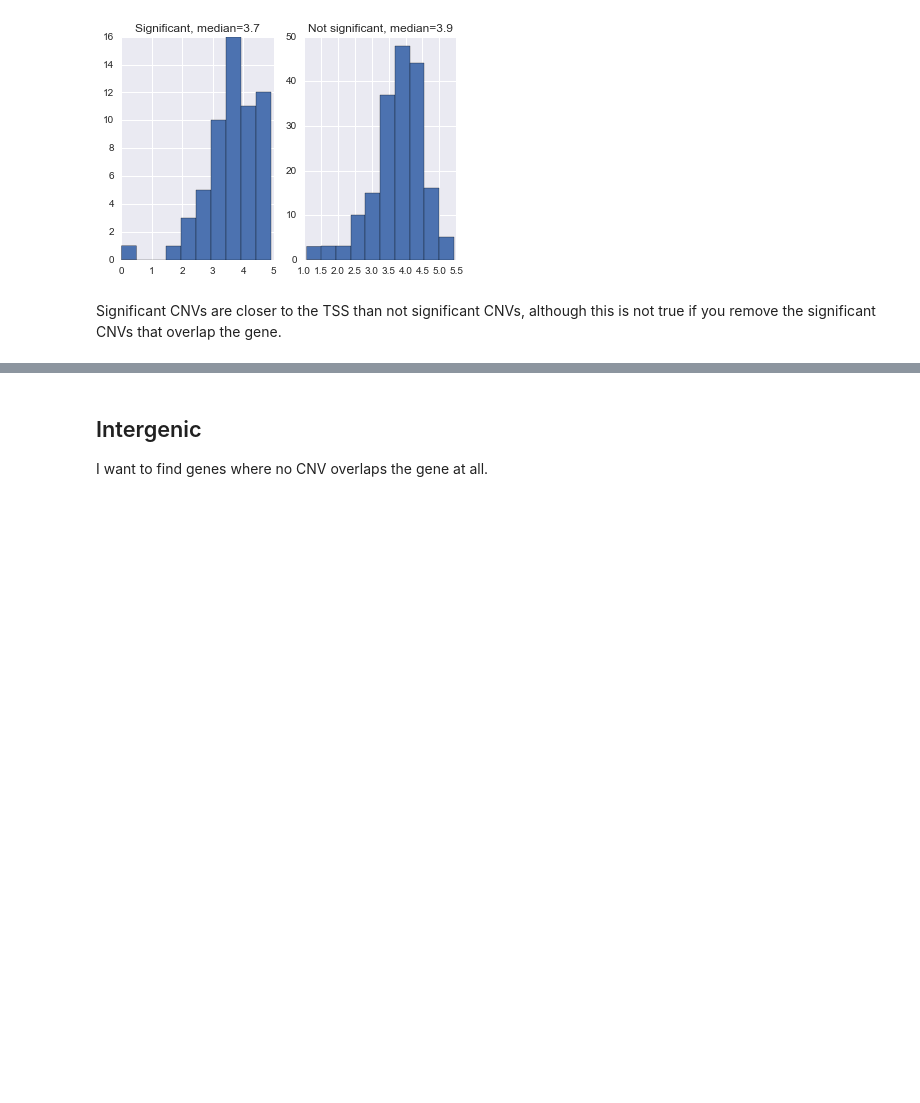
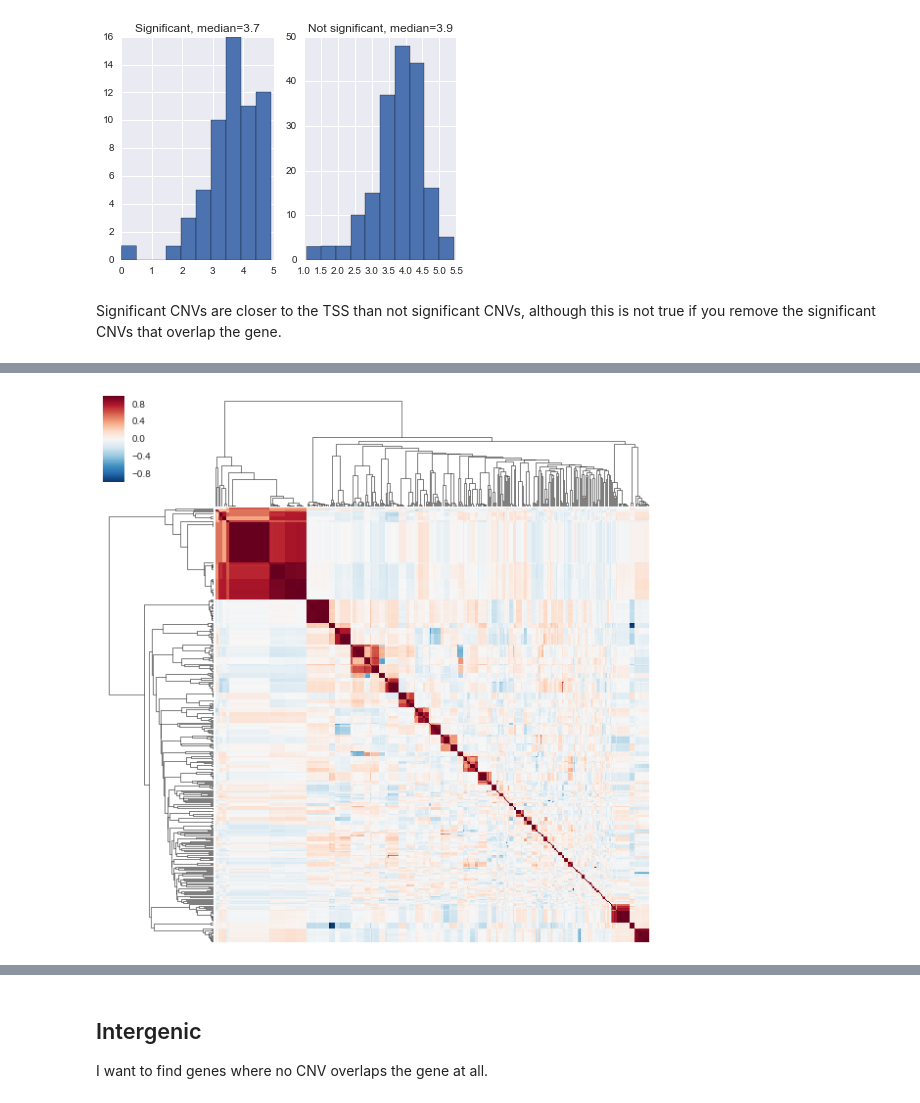
Before and after one commit to frazer-lab/cardips-ipsc-eqtl, a Jupyter notebook: notebooks/mCNV Analysis.ipynb, the cells around one changed output, grey strips where cells are left out. Saved outputs shown, nothing was run; the diff lists cells and outputs as text; code cells hidden in the pictures; blank space fills up the shorter version.

```diff
--- a/notebooks/mCNV Analysis.ipynb
+++ b/notebooks/mCNV Analysis.ipynb
@@ -424,0 +451,5 @@ go_res.head()
+# %%
+mcnvs_f_corr = mcnvs_f.T.corr(method='spearman')
+sns.clustermap(mcnvs_f_corr, xticklabels=[], yticklabels=[]);
+# %% [output]
+[figure, added]
```
Also changed, not shown: parts of 34 cells of this notebook.
